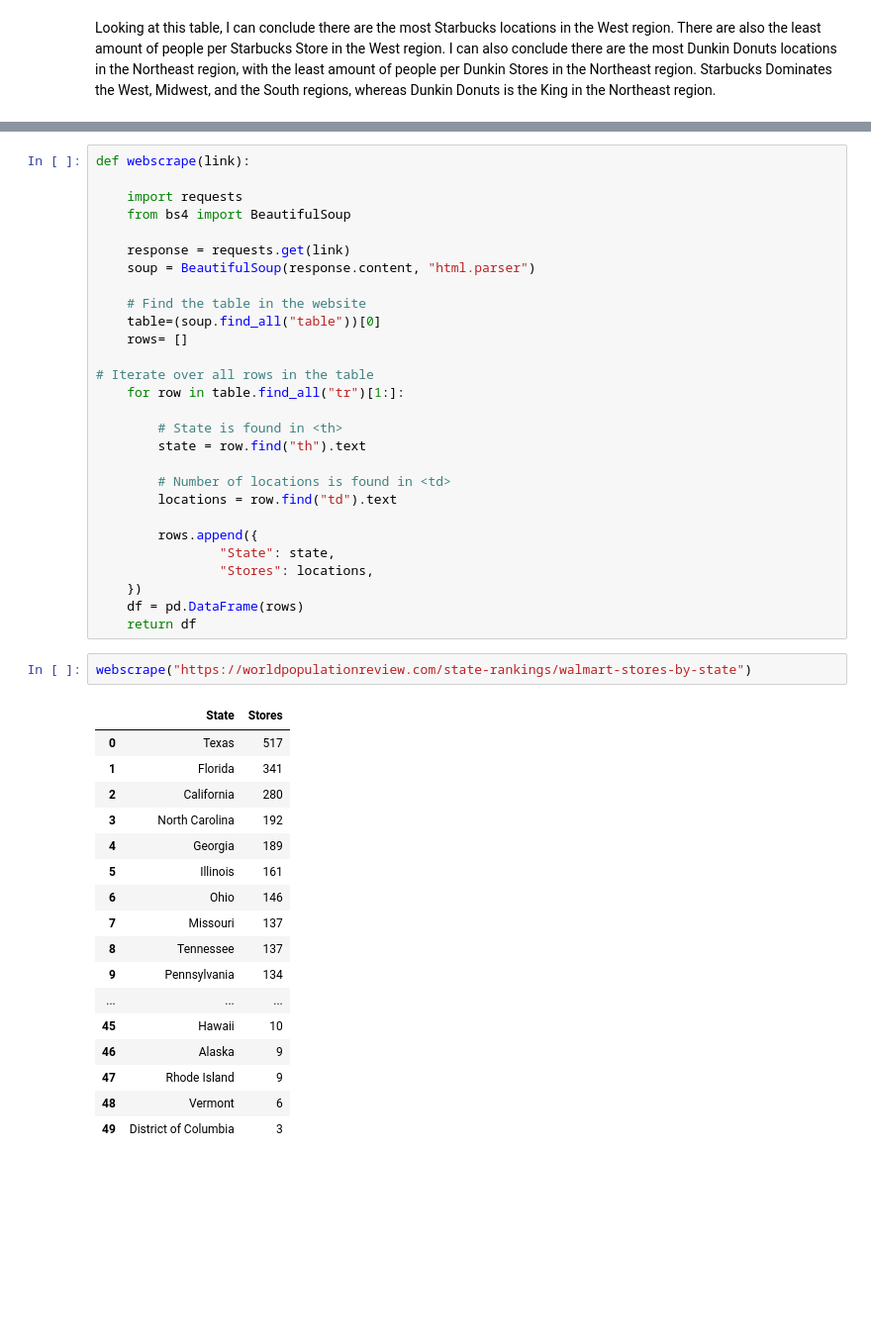
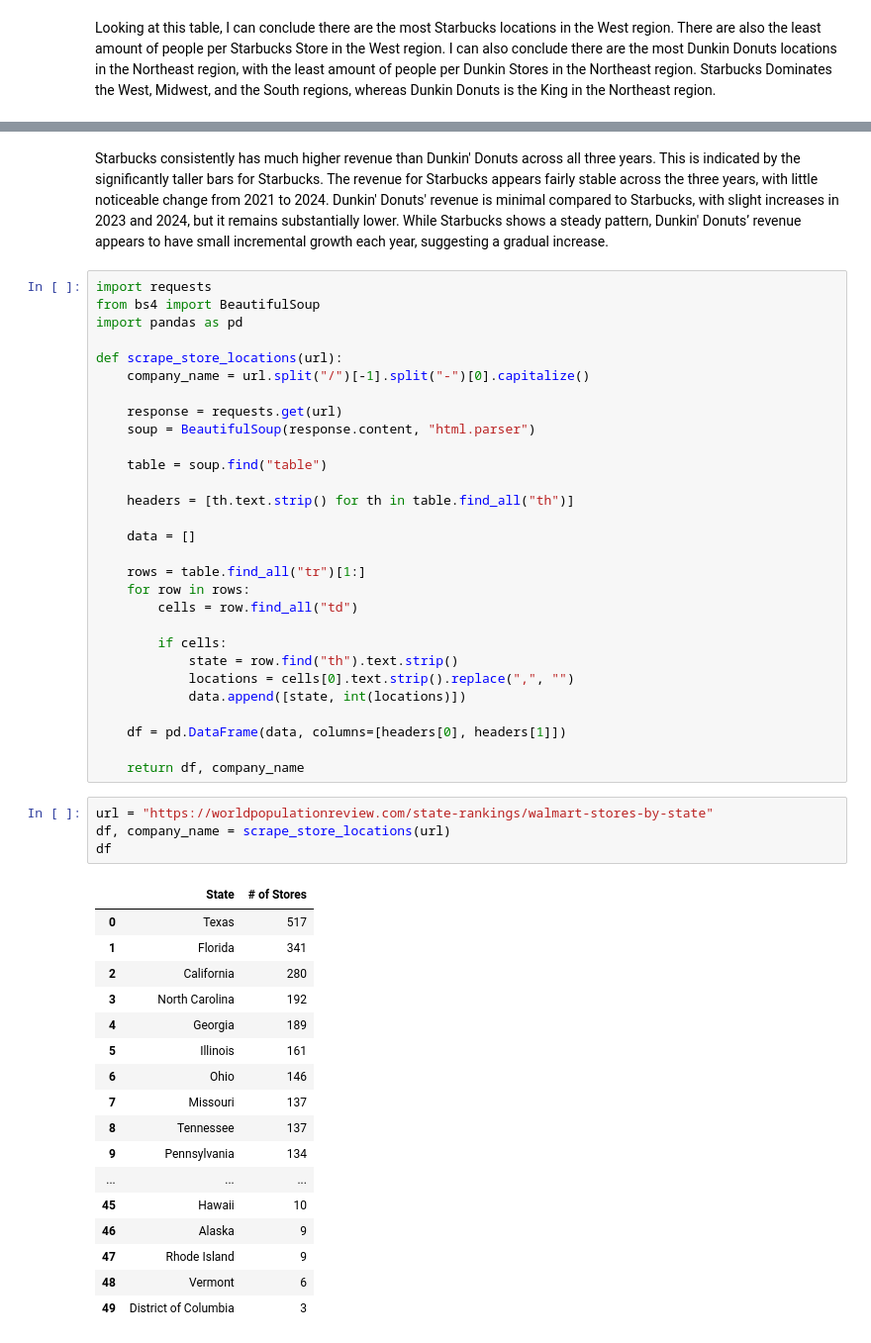
Before and after one commit to smilburn529/Lab-4, a Jupyter notebook: Lab-4.ipynb, the cells around one changed output, grey strips where cells are left out. Shown at 99% size. Cells and saved outputs as stored; diff of their text form; blank space fills up the shorter version.

```diff
--- a/Lab-4.ipynb
+++ b/Lab-4.ipynb
@@ -246,35 +304,40 @@ Starbucks has a more evenly distributed number of stores, with fewer people per
+# %% [markdown]
+Starbucks consistently has much higher revenue than Dunkin' Donuts across all three years. This is indicated by the significantly taller bars for Starbucks. The revenue for Starbucks appears fairly stable across the three years, with little noticeable change from 2021 to 2024. Dunkin' Donuts' revenue is minimal compared to Starbucks, with slight increases in 2023 and 2024, but it remains substantially lower. While Starbucks shows a steady pattern, Dunkin' Donuts’ revenue appears to have small incremental growth each year, suggesting a gradual increase.
 # %%
-def webscrape(link):
+import requests
+from bs4 import BeautifulSoup
+import pandas as pd
 
-    import requests
-    from bs4 import BeautifulSoup
+def scrape_store_locations(url):
+    company_name = url.split("/")[-1].split("-")[0].capitalize()
 
-    response = requests.get(link)
+    response = requests.get(url)
     soup = BeautifulSoup(response.content, "html.parser")
 
-    # Find the table in the website
-    table=(soup.find_all("table"))[0]
-    rows= []
+    table = soup.find("table")
 
-# Iterate over all rows in the table
-    for row in table.find_all("tr")[1:]:
+    headers = [th.text.strip() for th in table.find_all("th")]
 
-        # State is found in <th>
-        state = row.find("th").text
+    data = []
 
-        # Number of locations is found in <td>
-        locations = row.find("td").text
+    rows = table.find_all("tr")[1:]
+    for row in rows:
+        cells = row.find_all("td")
 
-        rows.append({
-                "State": state,
-                "Stores": locations,
-    })
-    df = pd.DataFrame(rows)
-    return df
+        if cells:
+            state = row.find("th").text.strip()
+            locations = cells[0].text.strip().replace(",", "")
+            data.append([state, int(locations)])
+
+    df = pd.DataFrame(data, columns=[headers[0], headers[1]])
+
+    return df, company_name
 # %%
-webscrape("https://worldpopulationreview.com/state-rankings/walmart-stores-by-state")
+url = "https://worldpopulationreview.com/state-rankings/walmart-stores-by-state"
+df, company_name = scrape_store_locations(url)
+df
 # %% [output]
-|  | State | Stores |
+|  | State | # of Stores |
 | 0 | Texas | 517 |
 | 1 | Florida | 341 |
 | 2 | California | 280 |
```
Also changed, not shown: parts of 27 cells of this notebook, 1 other file.
